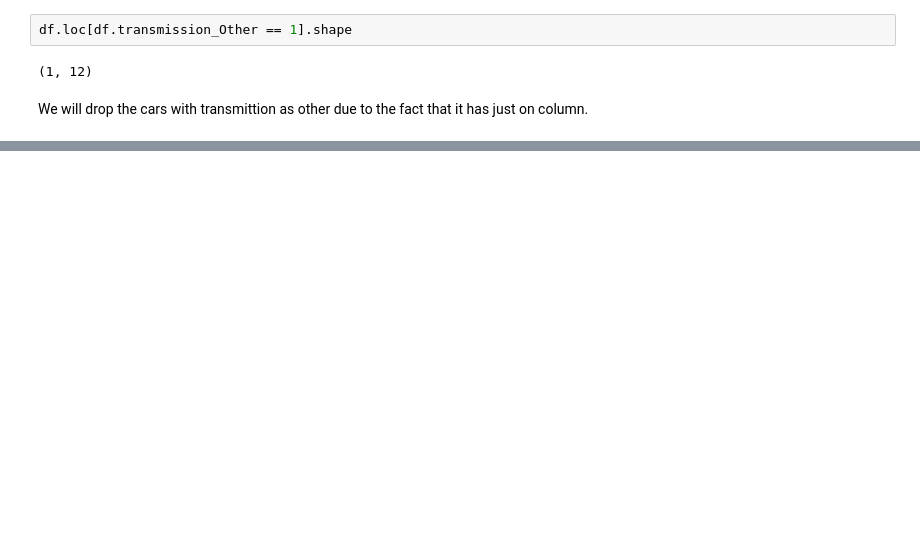
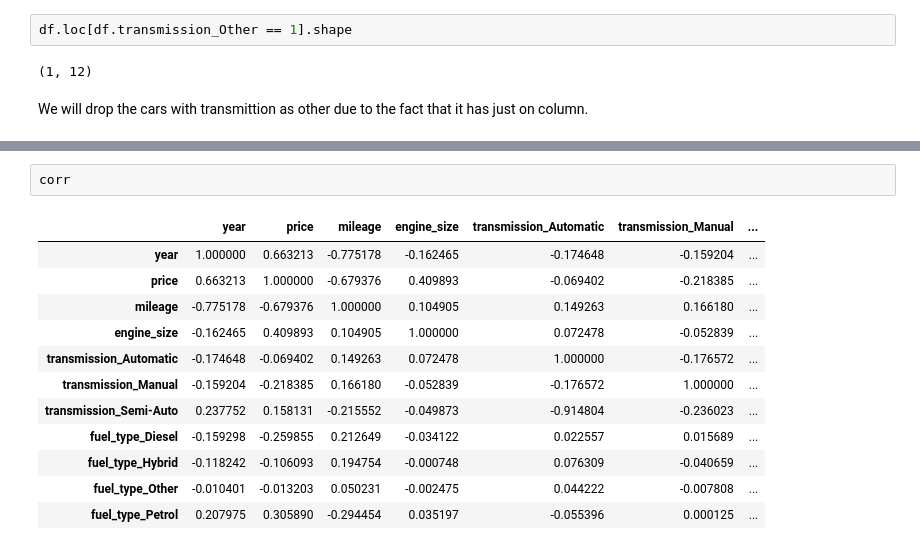
Before and after one commit to Shedinho20/Project01, a Jupyter notebook: Project01.ipynb, the cells around one changed output, grey strips where cells are left out. Cells and saved outputs as stored; diff of their text form; blank space fills up the shorter version.

```diff
--- a/Project01.ipynb
+++ b/Project01.ipynb
@@ -425,0 +466,15 @@ df = df.loc[df.transmission_Other != 1]
+# %%
+corr
+# %% [output]
+|  | year | price | mileage | engine_size | transmission_Automatic | transmission_Manual | ... |
+| year | 1.000000 | 0.663213 | -0.775178 | -0.162465 | -0.174648 | -0.159204 | ... |
+| price | 0.663213 | 1.000000 | -0.679376 | 0.409893 | -0.069402 | -0.218385 | ... |
+| mileage | -0.775178 | -0.679376 | 1.000000 | 0.104905 | 0.149263 | 0.166180 | ... |
+| engine_size | -0.162465 | 0.409893 | 0.104905 | 1.000000 | 0.072478 | -0.052839 | ... |
+| transmission_Automatic | -0.174648 | -0.069402 | 0.149263 | 0.072478 | 1.000000 | -0.176572 | ... |
+| transmission_Manual | -0.159204 | -0.218385 | 0.166180 | -0.052839 | -0.176572 | 1.000000 | ... |
+| transmission_Semi-Auto | 0.237752 | 0.158131 | -0.215552 | -0.049873 | -0.914804 | -0.236023 | ... |
+| fuel_type_Diesel | -0.159298 | -0.259855 | 0.212649 | -0.034122 | 0.022557 | 0.015689 | ... |
+| fuel_type_Hybrid | -0.118242 | -0.106093 | 0.194754 | -0.000748 | 0.076309 | -0.040659 | ... |
+| fuel_type_Other | -0.010401 | -0.013203 | 0.050231 | -0.002475 | 0.044222 | -0.007808 | ... |
+| fuel_type_Petrol | 0.207975 | 0.305890 | -0.294454 | 0.035197 | -0.055396 | 0.000125 | ... |
```
Also changed, not shown: parts of 45 cells of this notebook, 2 other files.
